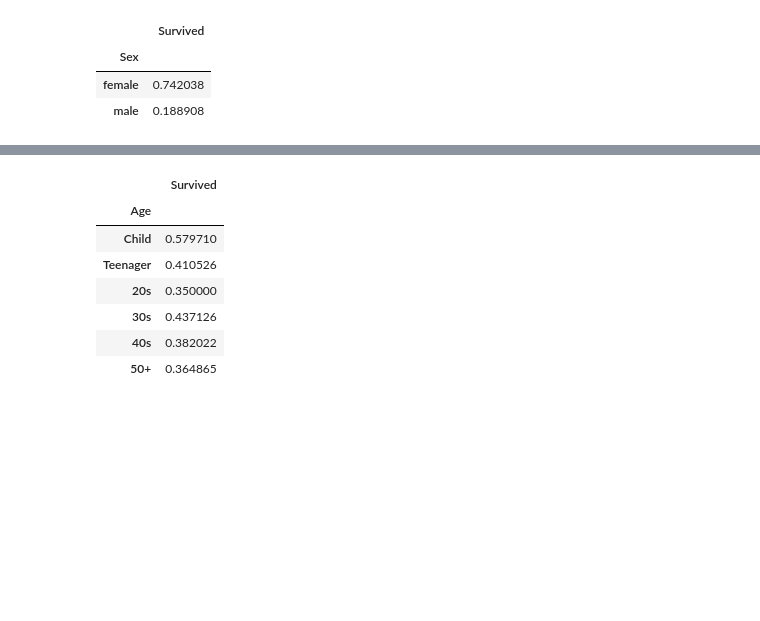
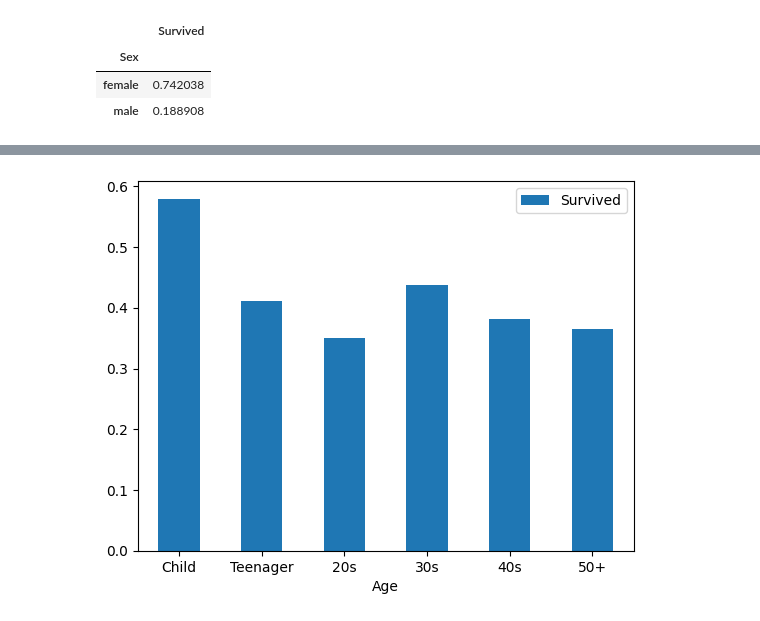
Before and after one commit to essiesalari/Titanic-ML, a Jupyter notebook: TitanicML.ipynb, the cells around one changed output, grey strips where cells are left out. Saved outputs shown, nothing was run; the diff lists cells and outputs as text; code cells hidden in the pictures; blank space fills up the shorter version.

```diff
--- a/TitanicML.ipynb
+++ b/TitanicML.ipynb
@@ -144,14 +142,9 @@ df_train.groupby('Pclass')[['Survived']].mean()
 # %%
 ## by age
 bins = [0, 12, 19, 29, 39, 49, np.inf]
 labels = ['Child', 'Teenager', '20s', '30s', '40s', '50+']
-df_train.groupby(pd.cut(df_train['Age'], bins=bins, labels=labels))[['Survived']].mean()
+df_train.groupby(pd.cut(df_train['Age'], bins=bins, labels=labels))[['Survived']].mean().plot(kind='bar')
+plt.xticks(rotation=0)
+plt.show();
 # %% [output]
-|  | Survived |
-| Age |  |
-| Child | 0.579710 |
-| Teenager | 0.410526 |
-| 20s | 0.350000 |
-| 30s | 0.437126 |
-| 40s | 0.382022 |
-| 50+ | 0.364865 |
+[figure, added]
```
Also changed, not shown: parts of 1 cell of this notebook.
